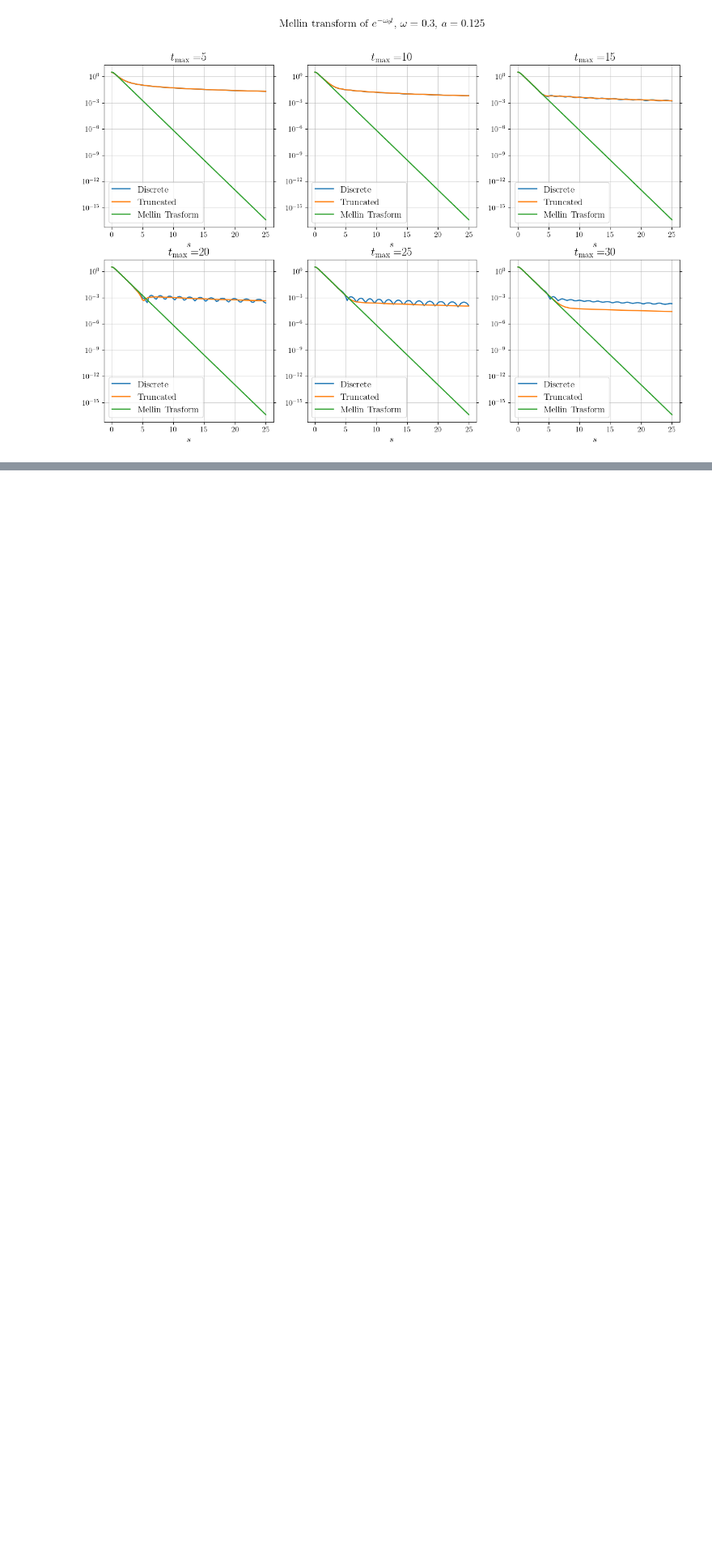
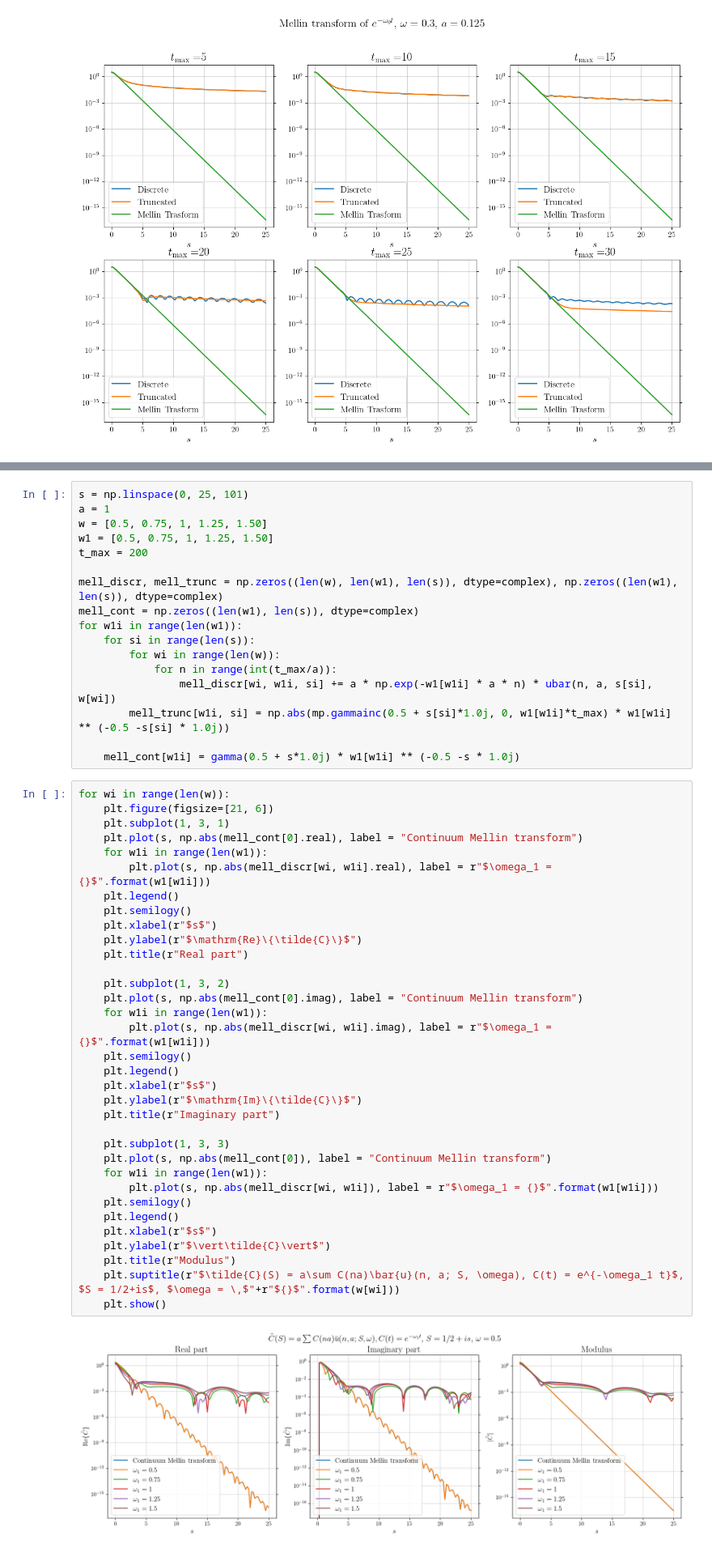
Before and after one commit to DiegoToniolo/Analysis_spectral_densities, a Jupyter notebook: discrete_mellin.ipynb, the cells around one changed output, grey strips where cells are left out. Shown at 81% size. Drawn from its saved outputs; the diff is of its cells as text; blank space fills up the shorter version.

```diff
--- a/discrete_mellin.ipynb
+++ b/discrete_mellin.ipynb
@@ -257,0 +351,53 @@ for ai in range(len(a)):
+# %%
+s = np.linspace(0, 25, 101)
+a = 1
+w = [0.5, 0.75, 1, 1.25, 1.50]
+w1 = [0.5, 0.75, 1, 1.25, 1.50]
+t_max = 200
+
+mell_discr, mell_trunc = np.zeros((len(w), len(w1), len(s)), dtype=complex), np.zeros((len(w1), len(s)), dtype=complex)
+mell_cont = np.zeros((len(w1), len(s)), dtype=complex)
+for w1i in range(len(w1)):
+    for si in range(len(s)):
+        for wi in range(len(w)):
+            for n in range(int(t_max/a)):
+                mell_discr[wi, w1i, si] += a * np.exp(-w1[w1i] * a * n) * ubar(n, a, s[si], w[wi])
+        mell_trunc[w1i, si] = np.abs(mp.gammainc(0.5 + s[si]*1.0j, 0, w1[w1i]*t_max) * w1[w1i] ** (-0.5 -s[si] * 1.0j))
+
+    mell_cont[w1i] = gamma(0.5 + s*1.0j) * w1[w1i] ** (-0.5 -s * 1.0j)
+# %%
+for wi in range(len(w)):
+    plt.figure(figsize=[21, 6])
+    plt.subplot(1, 3, 1)
+    plt.plot(s, np.abs(mell_cont[0].real), label = "Continuum Mellin transform")
+    for w1i in range(len(w1)):
+        plt.plot(s, np.abs(mell_discr[wi, w1i].real), label = r"$\omega_1 = {}$".format(w1[w1i]))
+    plt.legend()
+    plt.semilogy()
+    plt.xlabel(r"$s$")
+    plt.ylabel(r"$\mathrm{Re}\{\tilde{C}\}$")
+    plt.title(r"Real part")
+
+    plt.subplot(1, 3, 2)
+    plt.plot(s, np.abs(mell_cont[0].imag), label = "Continuum Mellin transform")
+    for w1i in range(len(w1)):
+        plt.plot(s, np.abs(mell_discr[wi, w1i].imag), label = r"$\omega_1 = {}$".format(w1[w1i]))
+    plt.semilogy()
+    plt.legend()
+    plt.xlabel(r"$s$")
+    plt.ylabel(r"$\mathrm{Im}\{\tilde{C}\}$")
+    plt.title(r"Imaginary part")
+
+    plt.subplot(1, 3, 3)
+    plt.plot(s, np.abs(mell_cont[0]), label = "Continuum Mellin transform")
+    for w1i in range(len(w1)):
+        plt.plot(s, np.abs(mell_discr[wi, w1i]), label = r"$\omega_1 = {}$".format(w1[w1i]))
+    plt.semilogy()
+    plt.legend()
+    plt.xlabel(r"$s$")
+    plt.ylabel(r"$\vert\tilde{C}\vert$")
+    plt.title(r"Modulus")
+    plt.suptitle(r"$\tilde{C}(S) = a\sum C(na)\bar{u}(n, a; S, \omega), C(t) = e^{-\omega_1 t}$, $S = 1/2+is$, $\omega = \,$"+r"${}$".format(w[wi]))
+    plt.show()
+# %% [output]
+[figure, added]
```
Also changed, not shown: parts of 9 cells of this notebook.
